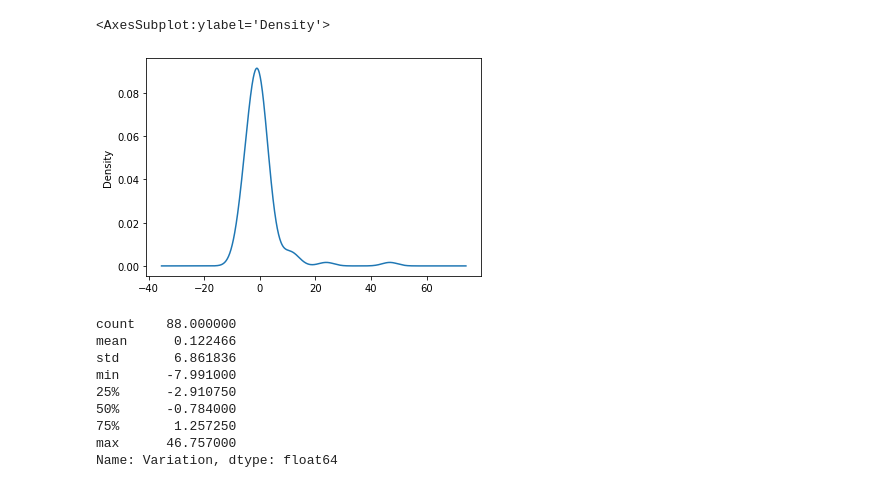
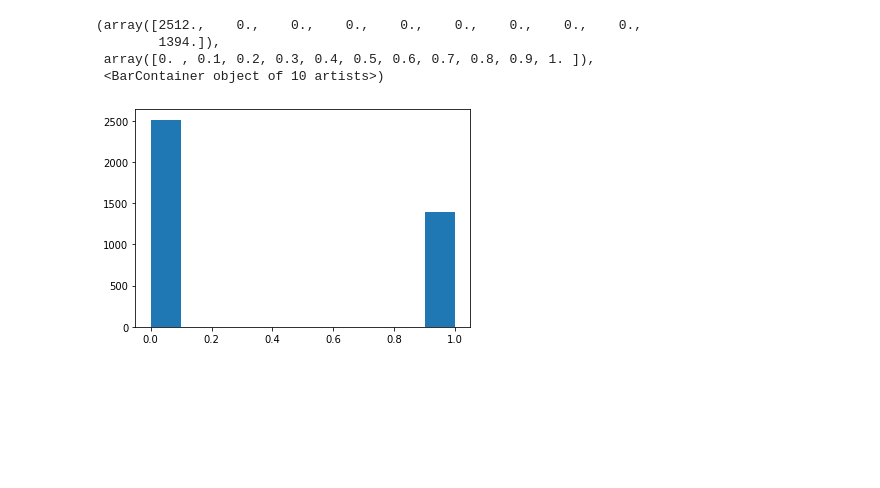
Before and after one commit to MaximilienGr/TradingBot, a Jupyter notebook: ML/trade_success_estimation.ipynb, the cells around one changed output. Saved outputs shown, nothing was run; the diff lists cells and outputs as text; code cells hidden in the pictures; blank space fills up the shorter version.

```diff
--- a/ML/trade_success_estimation.ipynb
+++ b/ML/trade_success_estimation.ipynb
@@ -4,9 +20,6 @@ from sklearn import linear_model
 # %%
-file = "1641168000000-1644364800000-4h-history.csv"
+file = "1641168000000-1644364800000-1m-history.csv"
 df = pd.read_csv("../data/trading_history/" + file, low_memory=False)
-# %%
-# Removing useless columns
-df.drop(['EntryTime', 'ExitTime', 'EntryPrice', 'ExitPrice', 'Position', 'Portfolio'], inplace=True, axis=1)
 # %%
 df.columns
 # %% [output]
@@ -52,17 +34,27 @@ df.corr()
-# %%
-df.Variation.plot.kde()
-# %% [output]
-<AxesSubplot:ylabel='Density'>
-[figure, removed]
-# %%
-df.Variation.describe()
-# %% [output]
-count    88.000000
-mean      0.122466
-std       6.861836
-min      -7.991000
-25%      -2.910750
-50%      -0.784000
-75%       1.257250
-max      46.757000
-Name: Variation, dtype: float64
+# %%
+# Removing useless columns
+df.drop(['EntryTime',
+         'ExitTime',
+         'EntryPrice',
+         'ExitPrice',
+         'Position',
+         'Portfolio',
+         'Open',
+         'High',
+         'Low',
+         'SMA9',
+         'SMA21',
+        ], inplace=True, axis=1)
+# %%
+df.Variation = df.Variation.apply(lambda x: 1 if x>0 else 0)
+X = df.drop(columns=["Variation"], axis=1)
+y = df.Variation
+X_train, X_test, y_train, y_test = model_selection.train_test_split(X, y, test_size=0.33, random_state=42)
+# %%
+plt.hist(y)
+# %% [output]
+(array([2512.,    0.,    0.,    0.,    0.,    0.,    0.,    0.,    0.,
+        1394.]),
+ array([0. , 0.1, 0.2, 0.3, 0.4, 0.5, 0.6, 0.7, 0.8, 0.9, 1. ]),
+ <BarContainer object of 10 artists>)
+[figure, added]
```
Also changed, not shown: parts of 22 cells of this notebook.
